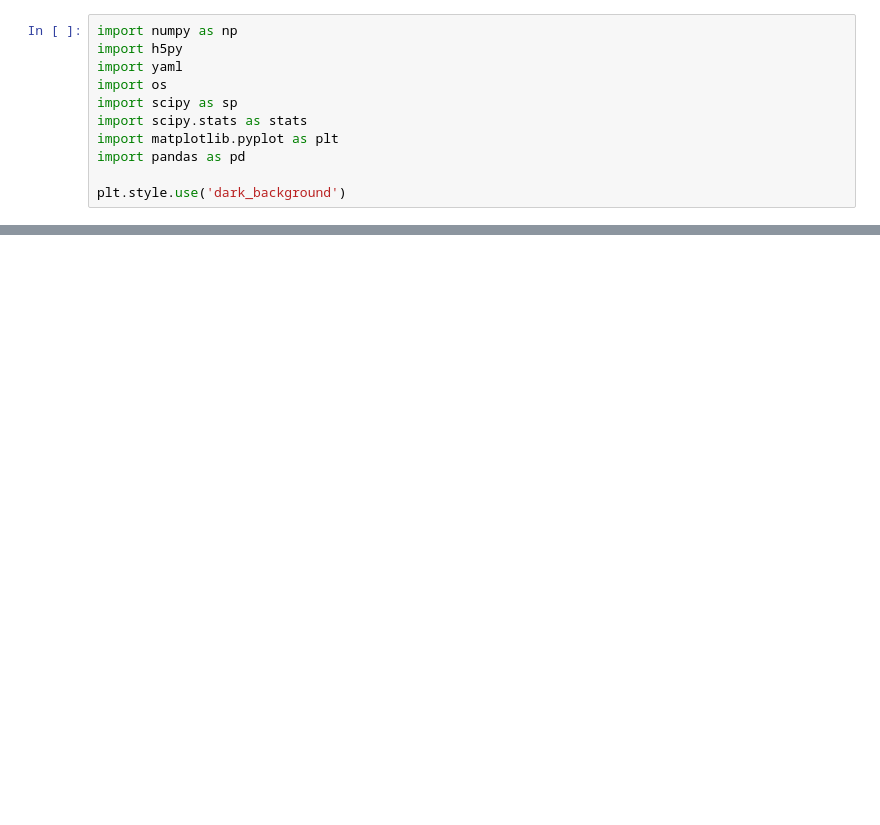
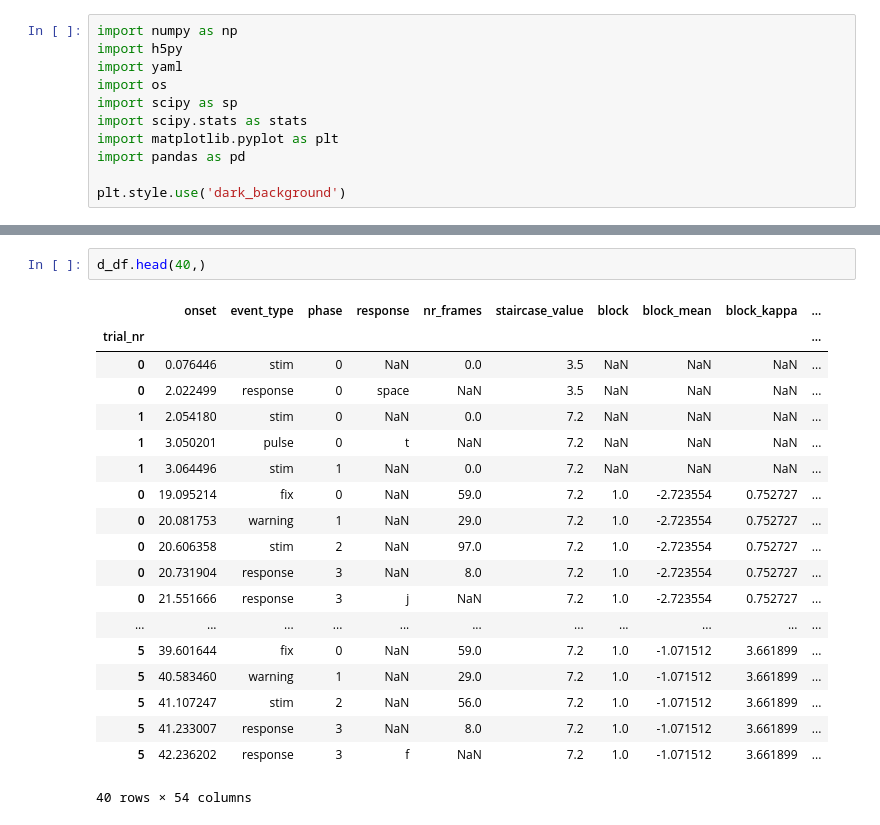
Before and after one commit to spinoza-centre/expectation_orientation, a Jupyter notebook: data/staircase.ipynb, the cells around one changed output, grey strips where cells are left out. Drawn from its saved outputs; the diff is of its cells as text; blank space fills up the shorter version.

```diff
--- a/data/staircase.ipynb
+++ b/data/staircase.ipynb
@@ -37,0 +69,22 @@ array([0. , 0.2, 0.4, 0.6, 0.8, 1. , 1.2, 1.4, 1.6, 1.8, 2. , 2.2, 2.4,
+# %%
+d_df.head(40,)
+# %% [output]
+|  | onset | event_type | phase | response | nr_frames | staircase_value | block | block_mean | block_kappa | ... |
+| trial_nr |  |  |  |  |  |  |  |  |  | ... |
+| 0 | 0.076446 | stim | 0 | NaN | 0.0 | 3.5 | NaN | NaN | NaN | ... |
+| 0 | 2.022499 | response | 0 | space | NaN | 3.5 | NaN | NaN | NaN | ... |
+| 1 | 2.054180 | stim | 0 | NaN | 0.0 | 7.2 | NaN | NaN | NaN | ... |
+| 1 | 3.050201 | pulse | 0 | t | NaN | 7.2 | NaN | NaN | NaN | ... |
+| 1 | 3.064496 | stim | 1 | NaN | 0.0 | 7.2 | NaN | NaN | NaN | ... |
+| 0 | 19.095214 | fix | 0 | NaN | 59.0 | 7.2 | 1.0 | -2.723554 | 0.752727 | ... |
+| 0 | 20.081753 | warning | 1 | NaN | 29.0 | 7.2 | 1.0 | -2.723554 | 0.752727 | ... |
+| 0 | 20.606358 | stim | 2 | NaN | 97.0 | 7.2 | 1.0 | -2.723554 | 0.752727 | ... |
+| 0 | 20.731904 | response | 3 | NaN | 8.0 | 7.2 | 1.0 | -2.723554 | 0.752727 | ... |
+| 0 | 21.551666 | response | 3 | j | NaN | 7.2 | 1.0 | -2.723554 | 0.752727 | ... |
+| ... | ... | ... | ... | ... | ... | ... | ... | ... | ... | ... |
+| 5 | 39.601644 | fix | 0 | NaN | 59.0 | 7.2 | 1.0 | -1.071512 | 3.661899 | ... |
+| 5 | 40.583460 | warning | 1 | NaN | 29.0 | 7.2 | 1.0 | -1.071512 | 3.661899 | ... |
+| 5 | 41.107247 | stim | 2 | NaN | 56.0 | 7.2 | 1.0 | -1.071512 | 3.661899 | ... |
+| 5 | 41.233007 | response | 3 | NaN | 8.0 | 7.2 | 1.0 | -1.071512 | 3.661899 | ... |
+| 5 | 42.236202 | response | 3 | f | NaN | 7.2 | 1.0 | -1.071512 | 3.661899 | ... |
+40 rows × 54 columns
```
Also changed, not shown: parts of 6 cells of this notebook, 2 other files.
